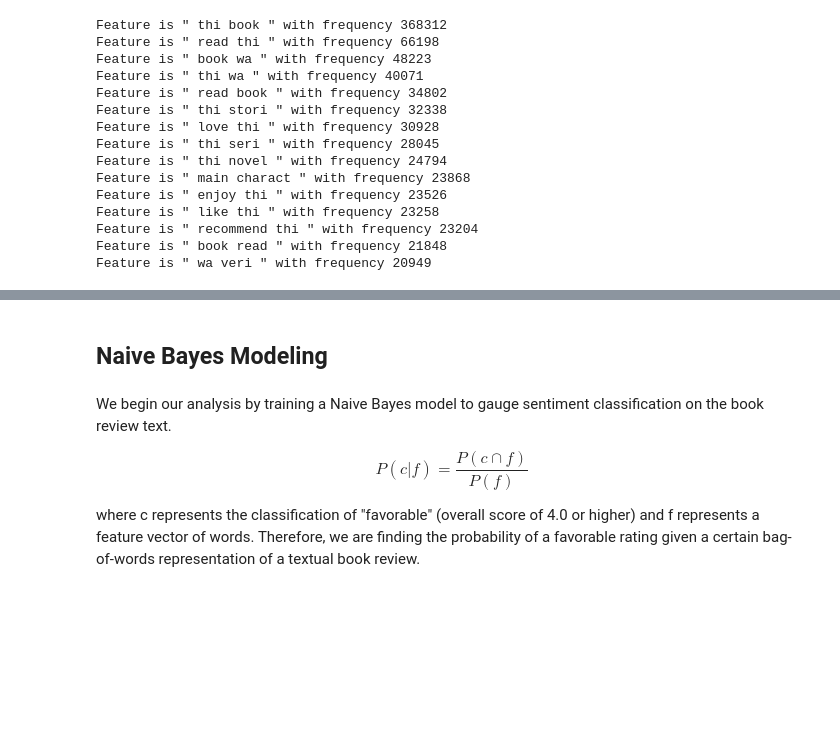
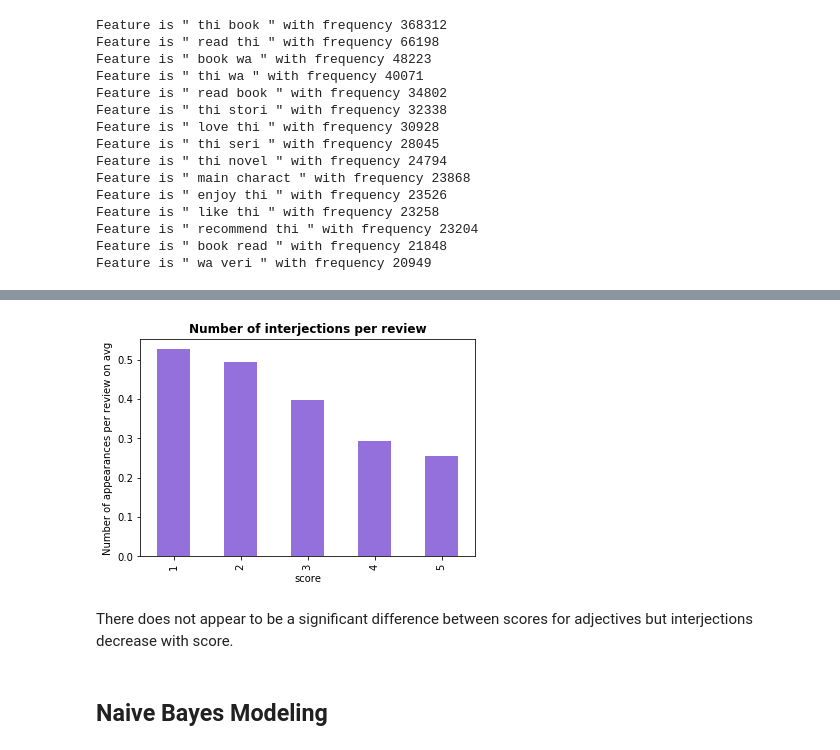
Before and after one commit to mdhanna/Amazon-Book-Reviews-NLP, a Jupyter notebook: Amazon Book Review NLP.ipynb, the cells around one changed output, grey strips where cells are left out. Cells and saved outputs as stored; diff of their text form; code cells hidden in the pictures; blank space fills up the shorter version.

```diff
--- a/Amazon Book Review NLP.ipynb
+++ b/Amazon Book Review NLP.ipynb
@@ -457,0 +487,4 @@ Feature is " wa veri " with frequency 20949
+# %%
+#import spaCy package
+import en_core_web_sm
+nlp = en_core_web_sm.load()
@@ -457,0 +493,21 @@ Feature is " wa veri " with frequency 20949
+# %%
+from collections import Counter
+
+def count_pos(score):
+    """
+    Count up all parts of speech for a given score
+    """
+    df = reviews_df[reviews_df.overall == score]
+    tot_counted = Counter({'score':score})
+    for index, row in df.iterrows():
+        parsed_review = nlp(row.full_text)
+        token_pos = [token.pos_ for token in parsed_review]
+        tot_counted += Counter(token_pos)
+    return tot_counted
+
+#Run through all scores (1-5) and compile into dataframe
+d = []
+for i in range(1,6):
+   d.append(count_pos(i))
+pos_df = pd.DataFrame(d)
+pos_df
@@ -457,0 +528,12 @@ Feature is " wa veri " with frequency 20949
+# %%
+#Set index to score
+#pos_df = pos_df.set_index('score')
+
+#Transpose to score columns
+pos_dfT = pos_df.transpose()
+
+#Divide by number of reviews for each score to normalize
+for i in pos_dfT:
+    count = reviews_df[reviews_df.overall == i].asin.count()
+    pos_dfT[i] = pos_dfT[i].apply(func = lambda x: x / float(count))
+pos_dfT
@@ -458,8 +558,11 @@ Feature is " wa veri " with frequency 20949
+# %%
+#Plot average number of interjections per review for a given score
+pos_dfT.transpose().INTJ.plot(kind = 'bar', color = 'mediumpurple');
+plt.ylabel('Number of appearances per review on avg');
+plt.title('Number of interjections per review', fontweight = 'bold');
+# %% [output]
+[figure, added]
+# %% [markdown]
+There does not appear to be a significant difference between scores for adjectives but interjections decrease with score.
 # %% [markdown]
 ## Naive Bayes Modeling
-# %% [markdown]
-We begin our analysis by training a Naive Bayes model to gauge sentiment classification on the book review text.
-
-$$P(c \vert f) = \frac{P(c \cap f)}{P(f)}$$
-
-where c represents the classification of "favorable" (overall score of 4.0 or higher) and f represents a feature vector of words.  Therefore, we are finding the probability of a favorable rating given a certain bag-of-words representation of a textual book review.
```
Also changed, not shown: parts of 80 cells of this notebook, 1 other file.
